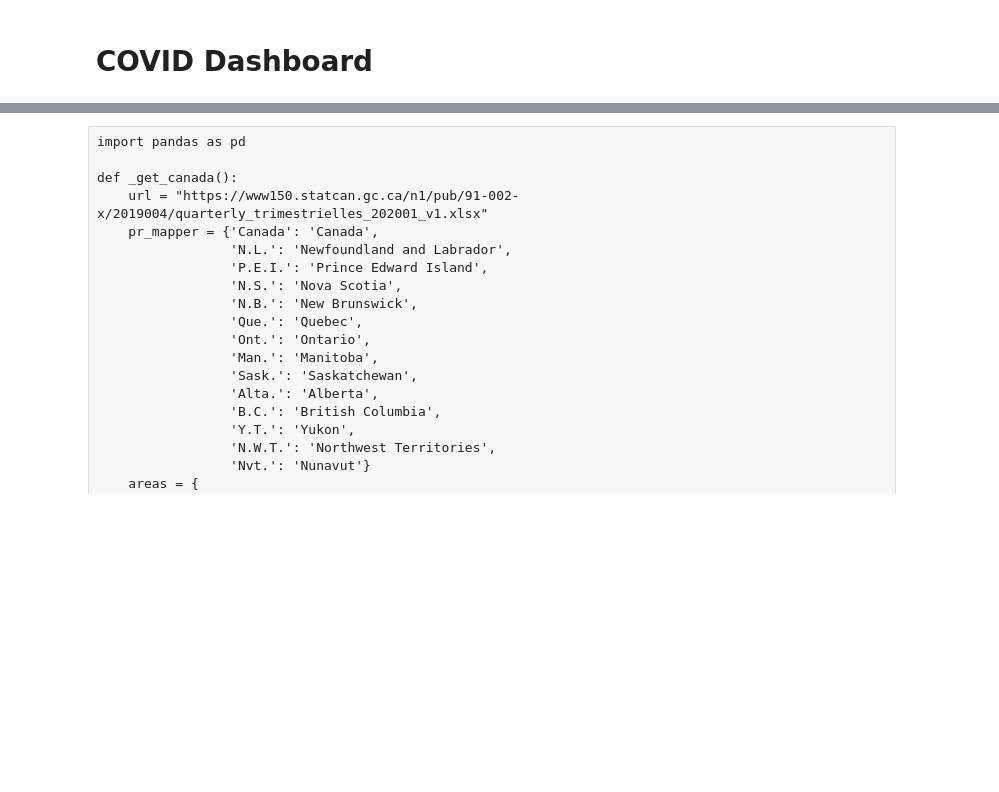
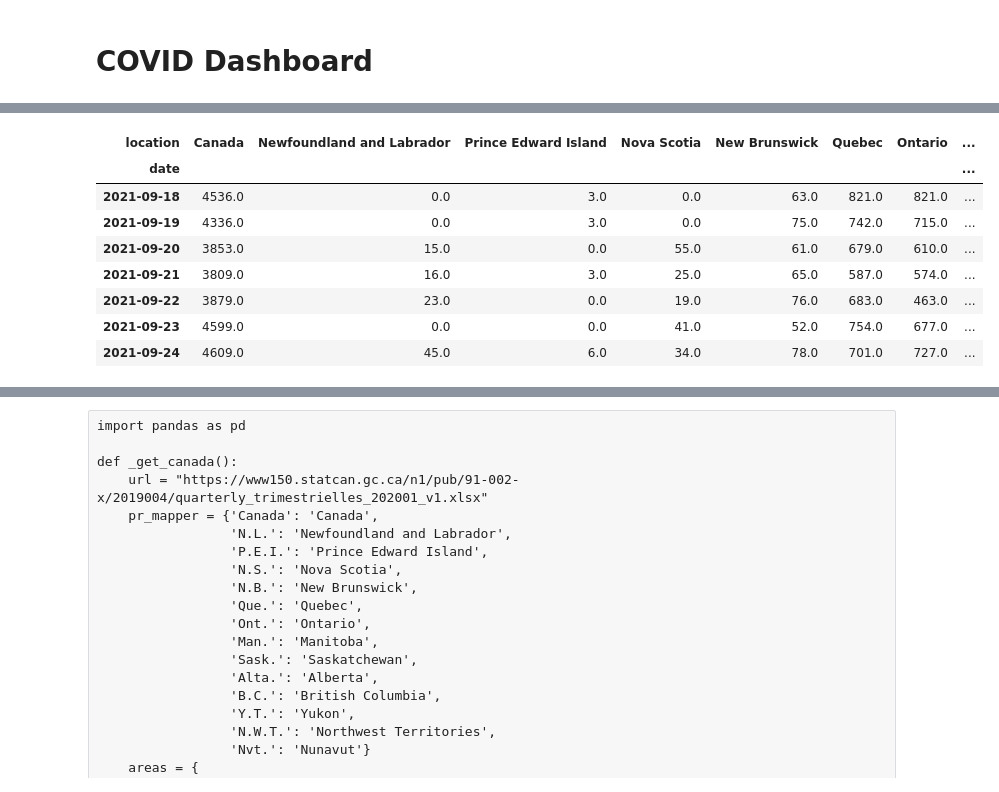
Before and after one commit to cyberlogician/covid-19, a Jupyter notebook: COVID_Dashboard.ipynb, the cells around one changed output, grey strips where cells are left out. Drawn from its saved outputs; the diff is of its cells as text; code cells hidden in the pictures; blank space fills up the shorter version.

```diff
--- a/COVID_Dashboard.ipynb
+++ b/COVID_Dashboard.ipynb
@@ -140,9 +140,21 @@ Let $\eta_t$ be the incidence rate (proportion of the population) infected at ti
 # %%
 
 fit_win = 14
 meas_win = 7
 tests = can.var_by_location("new_tests_rate", *can.provinces, ma_window=1)*1000
 cases = can.var_by_location("new_cases_rate", *can.provinces, ma_window=1)
 deaths = can.var_by_location("new_deaths_rate", *can.provinces, ma_window=meas_win).fillna(0)
 posrate = can.pos_test_rate(meas_win, *can.provinces)
 posgrowth = can.growth_rate("pos_test_rate", meas_win, *can.provinces)
+new_cases_abs = can.var_by_location("new_cases", *can.provinces, ma_window=1)
+new_cases_abs[can.provinces][-7:]
+# %% [output]
+| location | Canada | Newfoundland and Labrador | Prince Edward Island | Nova Scotia | New Brunswick | Quebec | Ontario | ... |
+| date |  |  |  |  |  |  |  | ... |
+| 2021-09-18 | 4536.0 | 0.0 | 3.0 | 0.0 | 63.0 | 821.0 | 821.0 | ... |
+| 2021-09-19 | 4336.0 | 0.0 | 3.0 | 0.0 | 75.0 | 742.0 | 715.0 | ... |
+| 2021-09-20 | 3853.0 | 15.0 | 0.0 | 55.0 | 61.0 | 679.0 | 610.0 | ... |
+| 2021-09-21 | 3809.0 | 16.0 | 3.0 | 25.0 | 65.0 | 587.0 | 574.0 | ... |
+| 2021-09-22 | 3879.0 | 23.0 | 0.0 | 19.0 | 76.0 | 683.0 | 463.0 | ... |
+| 2021-09-23 | 4599.0 | 0.0 | 0.0 | 41.0 | 52.0 | 754.0 | 677.0 | ... |
+| 2021-09-24 | 4609.0 | 45.0 | 6.0 | 34.0 | 78.0 | 701.0 | 727.0 | ... |
```
Also changed, not shown: parts of 57 cells of this notebook, 4 other files.
